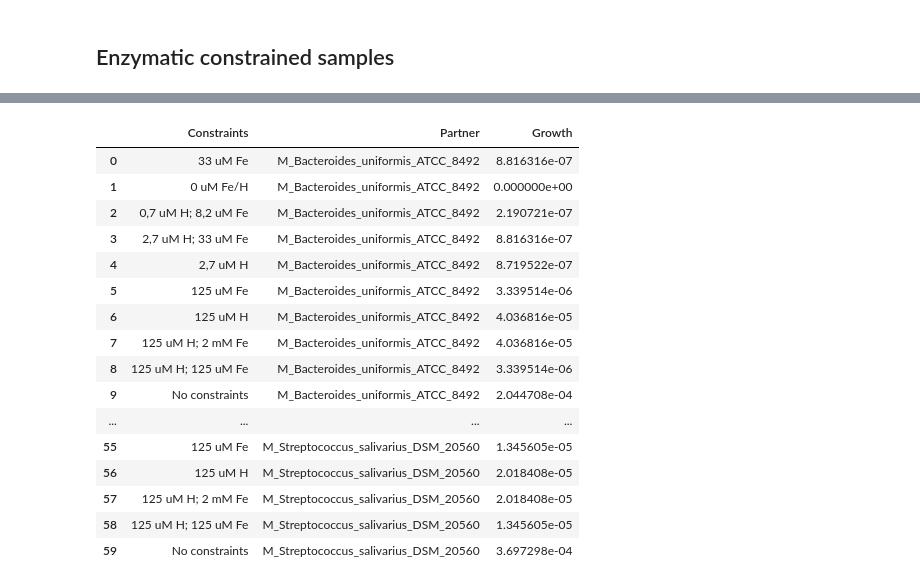
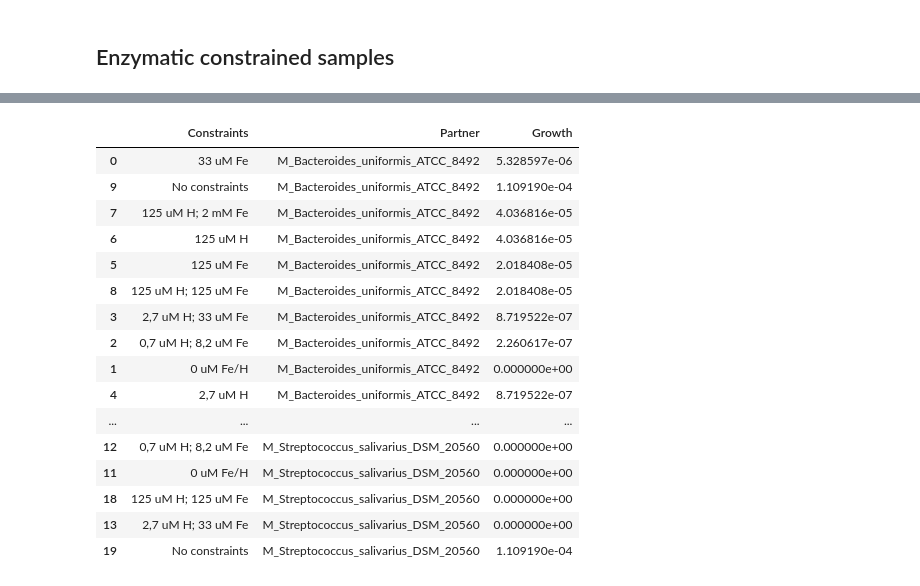
Before and after one commit to areias03/tmCOM, a Jupyter notebook: notebooks/04-Sample_Analysis.ipynb, the cells around one changed output, grey strips where cells are left out. Saved outputs shown, nothing was run; the diff lists cells and outputs as text; code cells hidden in the pictures.

```diff
--- a/notebooks/04-Sample_Analysis.ipynb
+++ b/notebooks/04-Sample_Analysis.ipynb
@@ -151,25 +185,28 @@ plt.savefig('../data/images/ec_clustermap_fba_all.png', bbox_inches='tight')
 # %%
-ec_fba_single = pd.read_csv('../data/results/ec_fba_single.csv')
+ec_fba_single = pd.read_csv('../data/results/ec_fba_single_all.csv')
+ec_fba_single_ecss = pd.read_csv('../data/results/ec_fba_single_ecss.csv')
+ec_fba_single = pd.concat([ec_fba_single,ec_fba_single_ecss])
+ec_fba_single = ec_fba_single.sort_values(by='Partner')
 ec_fba_single = ec_fba_single.iloc[:,1:]
 ec_fba_single
 # %% [output]
 |  | Constraints | Partner | Growth |
-| 0 | 33 uM Fe | M_Bacteroides_uniformis_ATCC_8492 | 8.816316e-07 |
+| 0 | 33 uM Fe | M_Bacteroides_uniformis_ATCC_8492 | 5.328597e-06 |
+| 9 | No constraints | M_Bacteroides_uniformis_ATCC_8492 | 1.109190e-04 |
+| 7 | 125 uM H; 2 mM Fe | M_Bacteroides_uniformis_ATCC_8492 | 4.036816e-05 |
+| 6 | 125 uM H | M_Bacteroides_uniformis_ATCC_8492 | 4.036816e-05 |
+| 5 | 125 uM Fe | M_Bacteroides_uniformis_ATCC_8492 | 2.018408e-05 |
+| 8 | 125 uM H; 125 uM Fe | M_Bacteroides_uniformis_ATCC_8492 | 2.018408e-05 |
+| 3 | 2,7 uM H; 33 uM Fe | M_Bacteroides_uniformis_ATCC_8492 | 8.719522e-07 |
+| 2 | 0,7 uM H; 8,2 uM Fe | M_Bacteroides_uniformis_ATCC_8492 | 2.260617e-07 |
 | 1 | 0 uM Fe/H | M_Bacteroides_uniformis_ATCC_8492 | 0.000000e+00 |
-| 2 | 0,7 uM H; 8,2 uM Fe | M_Bacteroides_uniformis_ATCC_8492 | 2.190721e-07 |
-| 3 | 2,7 uM H; 33 uM Fe | M_Bacteroides_uniformis_ATCC_8492 | 8.816316e-07 |
 | 4 | 2,7 uM H | M_Bacteroides_uniformis_ATCC_8492 | 8.719522e-07 |
-| 5 | 125 uM Fe | M_Bacteroides_uniformis_ATCC_8492 | 3.339514e-06 |
-| 6 | 125 uM H | M_Bacteroides_uniformis_ATCC_8492 | 4.036816e-05 |
-| 7 | 125 uM H; 2 mM Fe | M_Bacteroides_uniformis_ATCC_8492 | 4.036816e-05 |
-| 8 | 125 uM H; 125 uM Fe | M_Bacteroides_uniformis_ATCC_8492 | 3.339514e-06 |
-| 9 | No constraints | M_Bacteroides_uniformis_ATCC_8492 | 2.044708e-04 |
 | ... | ... | ... | ... |
-| 55 | 125 uM Fe | M_Streptococcus_salivarius_DSM_20560 | 1.345605e-05 |
-| 56 | 125 uM H | M_Streptococcus_salivarius_DSM_20560 | 2.018408e-05 |
-| 57 | 125 uM H; 2 mM Fe | M_Streptococcus_salivarius_DSM_20560 | 2.018408e-05 |
-| 58 | 125 uM H; 125 uM Fe | M_Streptococcus_salivarius_DSM_20560 | 1.345605e-05 |
-| 59 | No constraints | M_Streptococcus_salivarius_DSM_20560 | 3.697298e-04 |
+| 12 | 0,7 uM H; 8,2 uM Fe | M_Streptococcus_salivarius_DSM_20560 | 0.000000e+00 |
+| 11 | 0 uM Fe/H | M_Streptococcus_salivarius_DSM_20560 | 0.000000e+00 |
+| 18 | 125 uM H; 125 uM Fe | M_Streptococcus_salivarius_DSM_20560 | 0.000000e+00 |
+| 13 | 2,7 uM H; 33 uM Fe | M_Streptococcus_salivarius_DSM_20560 | 0.000000e+00 |
+| 19 | No constraints | M_Streptococcus_salivarius_DSM_20560 | 1.109190e-04 |
 # %%
 ec_fba_single = ec_fba_single.drop(ec_fba_single[(ec_fba_single['Constraints'] == 'No constraints')].index)
 
```
Also changed, not shown: parts of 13 cells of this notebook, 26 other files.
